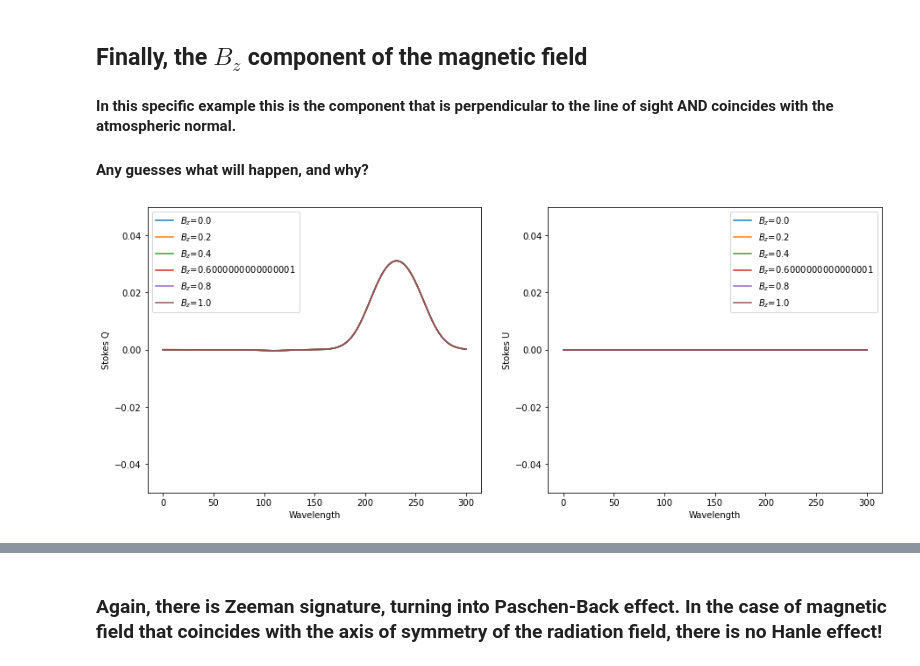
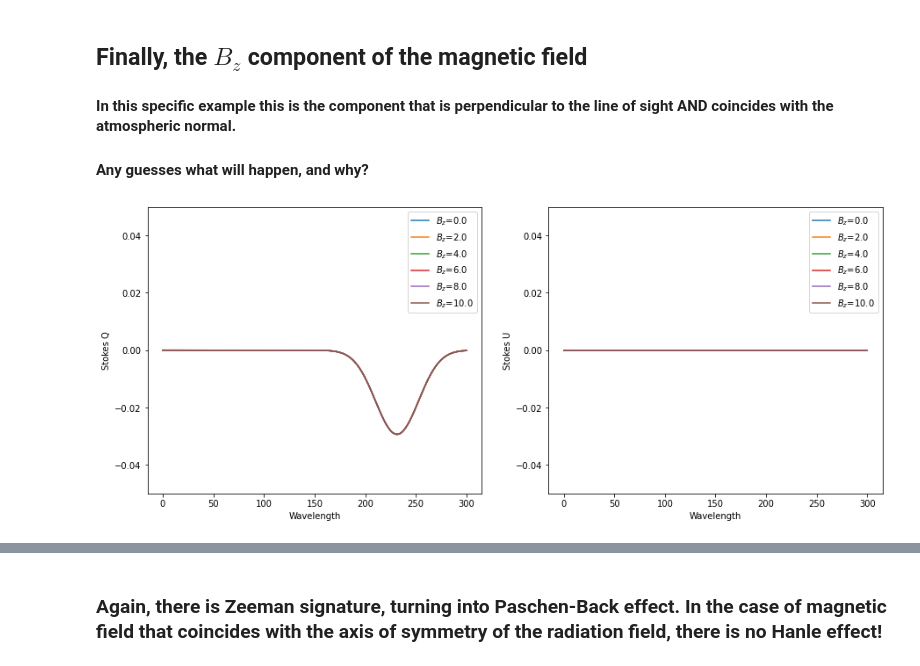
Before and after one commit to ivanzmilic/dkist_workshop_5, a Jupyter notebook: Hazel2_forward.ipynb, the cells around one changed output, grey strips where cells are left out. Saved outputs shown, nothing was run; the diff lists cells and outputs as text; code cells hidden in the pictures.

```diff
--- a/Hazel2_forward.ipynb
+++ b/Hazel2_forward.ipynb
@@ -396,7 +453,7 @@ Text(0.5, 0, 'Wavelength')
 del(mod)
 mod = hazel.Model(working_mode='synthesis')
 mod.add_spectral({'Name': 'spec1', 'Wavelength': [10828, 10831, 301], 'topology': 'ch1',
-    'LOS': [90.0,0.0,90.0], 'Boundary condition': [0.0,0.0,0.0,0.0]})
+    'LOS': [90.0,0.0,0.0], 'Boundary condition': [0.0,0.0,0.0,0.0]})
 mod.add_chromosphere({'Name': 'ch1', 'Spectral region': 'spec1', 'Height': 3.0, 'Line': '10830', 'Wavelength': [10826, 10833]})
 mod.setup()
 
@@ -450,7 +507,7 @@ Text(0.5, 0, 'Wavelength')
 del(mod)
 mod = hazel.Model(working_mode='synthesis')
 mod.add_spectral({'Name': 'spec1', 'Wavelength': [10828, 10831, 301], 'topology': 'ch1',
-    'LOS': [90.0,0.0,90.0], 'Boundary condition': [0.0,0.0,0.0,0.0]})
+    'LOS': [90.0,0.0,00.0], 'Boundary condition': [0.0,0.0,0.0,0.0]})
 mod.add_chromosphere({'Name': 'ch1', 'Spectral region': 'spec1', 'Height': 3.0, 'Line': '10830', 'Wavelength': [10826, 10833]})
 mod.setup()
 
@@ -481,7 +538,7 @@ Text(0.5, 0, 'Wavelength')
 del(mod)
 mod = hazel.Model(working_mode='synthesis')
 mod.add_spectral({'Name': 'spec1', 'Wavelength': [10828, 10831, 301], 'topology': 'ch1',
-    'LOS': [90.0,0.0,90.0], 'Boundary condition': [0.0,0.0,0.0,0.0]})
+    'LOS': [90.0,0.0,0.0], 'Boundary condition': [0.0,0.0,0.0,0.0]})
 mod.add_chromosphere({'Name': 'ch1', 'Spectral region': 'spec1', 'Height': 3.0, 'Line': '10830', 'Wavelength': [10826, 10833]})
 mod.setup()
 
@@ -518,7 +575,7 @@ for i in range(0,6):
 del(mod)
 mod = hazel.Model(working_mode='synthesis')
 mod.add_spectral({'Name': 'spec1', 'Wavelength': [10828, 10831, 301], 'topology': 'ch1',
-    'LOS': [90.0,0.0,90.0], 'Boundary condition': [0.0,0.0,0.0,0.0]})
+    'LOS': [90.0,0.0,0.0], 'Boundary condition': [0.0,0.0,0.0,0.0]})
 mod.add_chromosphere({'Name': 'ch1', 'Spectral region': 'spec1', 'Height': 3.0, 'Line': '10830', 'Wavelength': [10826, 10833]})
 mod.setup()
 
@@ -561,36 +618,36 @@ for i in range(0,6):
 del(mod)
 mod = hazel.Model(working_mode='synthesis')
 mod.add_spectral({'Name': 'spec1', 'Wavelength': [10828, 10831, 301], 'topology': 'ch1',
-    'LOS': [90.0,0.0,90.0], 'Boundary condition': [0.0,0.0,0.0,0.0]})
+    'LOS': [90.0,0.0,0.0], 'Boundary condition': [0.0,0.0,0.0,0.0]})
 mod.add_chromosphere({'Name': 'ch1', 'Spectral region': 'spec1', 'Height': 3.0, 'Line': '10830', 'Wavelength': [10826, 10833]})
 mod.setup()
 
 Bx = 0.0
 By = 0.0
 Bz = 0.0
 
 
 plt.figure(figsize=[15,6])
 for i in range(0,6):
 
-    Bz = i*0.2
+    Bz = i*2.0
     mod.atmospheres['ch1'].set_parameters([Bx,By,Bz,tau,vlos,vth,1.0,a],1.0)
     mod.synthesize()
     spec = np.copy(mod.spectrum['spec1'].stokes)
     plt.subplot(121)
     plt.plot(spec[1],label='$B_z$='+str(Bz))
     plt.ylim([-0.05,0.05])
     plt.legend()
     plt.ylabel("Stokes Q")
     plt.xlabel("Wavelength")
     plt.subplot(122)
     plt.plot(spec[2],label='$B_z$='+str(Bz))
     plt.ylim([-0.05,0.05])
     plt.legend()
     plt.ylabel("Stokes U")
     plt.xlabel("Wavelength")
 # %% [output]
-[figure, old version]
+[figure, new version]
 # %%
 # For Stronger fields:
 
```
Also changed, not shown: parts of 22 cells of this notebook.
